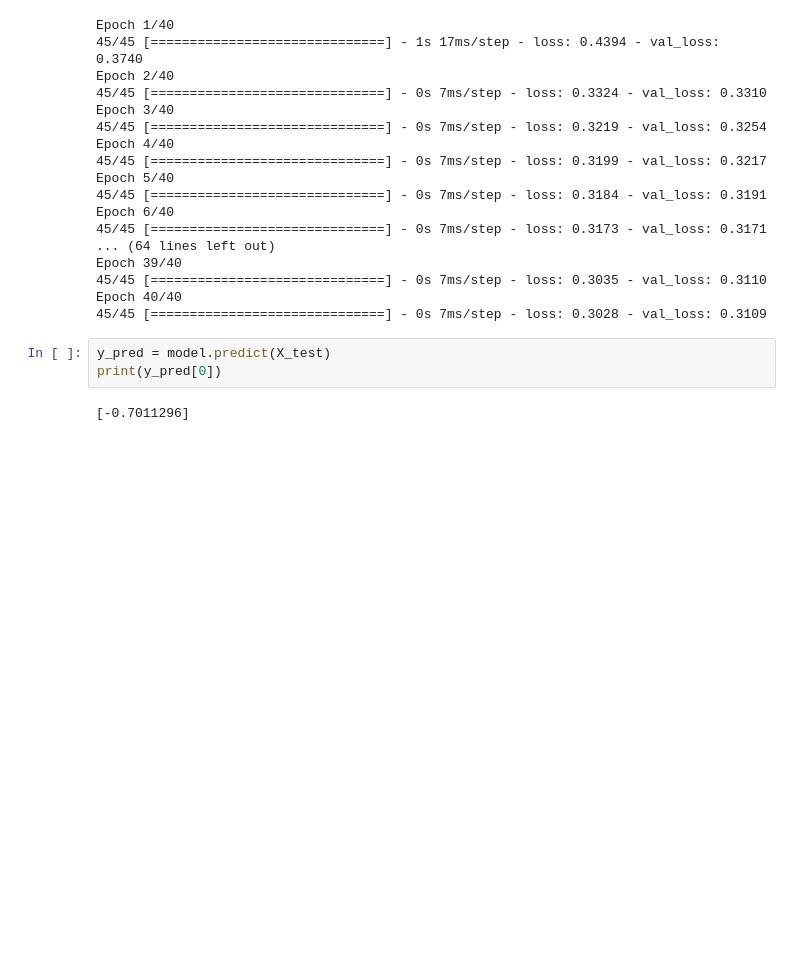
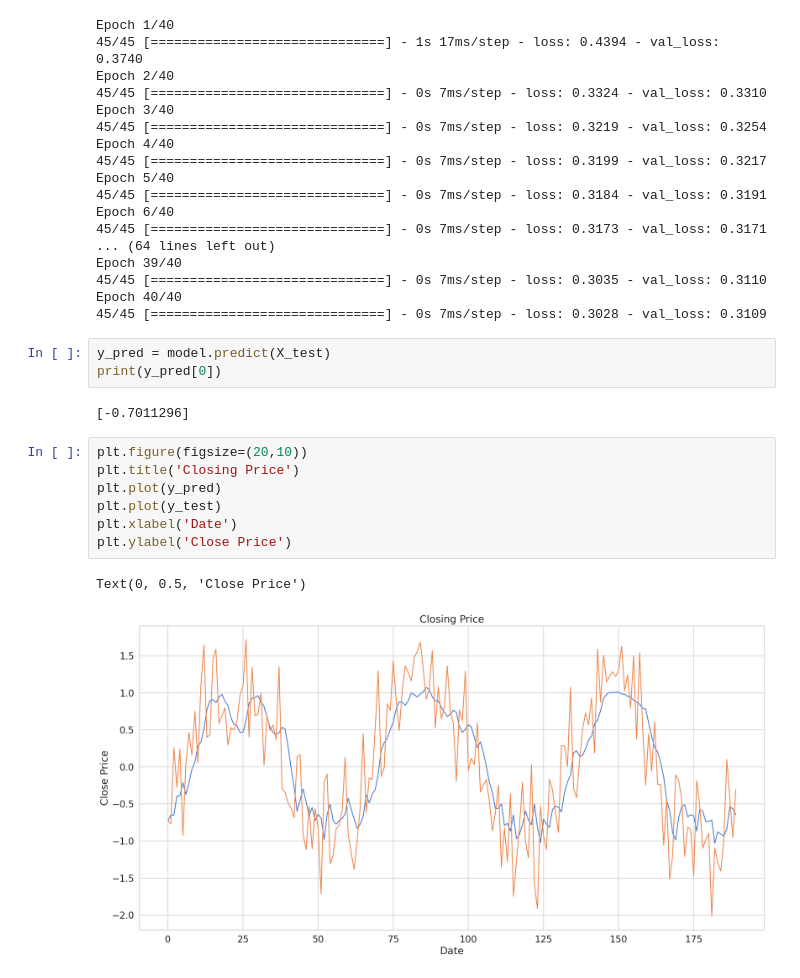
Before and after one commit to TareDevarsh/machine_learning, a Jupyter notebook: Time_series_data.ipynb, the cells around one changed output. Saved outputs shown, nothing was run; the diff lists cells and outputs as text; blank space fills up the shorter version.

Commit message:
Graph plot

```diff
--- a/Time_series_data.ipynb
+++ b/Time_series_data.ipynb
@@ -97,3 +97,13 @@ y_pred = model.predict(X_test)
 print(y_pred[0])
 # %% [output]
 [-0.7011296]
+# %%
+plt.figure(figsize=(20,10))
+plt.title('Closing Price')
+plt.plot(y_pred)
+plt.plot(y_test)
+plt.xlabel('Date')
+plt.ylabel('Close Price')
+# %% [output]
+Text(0, 0.5, 'Close Price')
+[figure, added]
```
